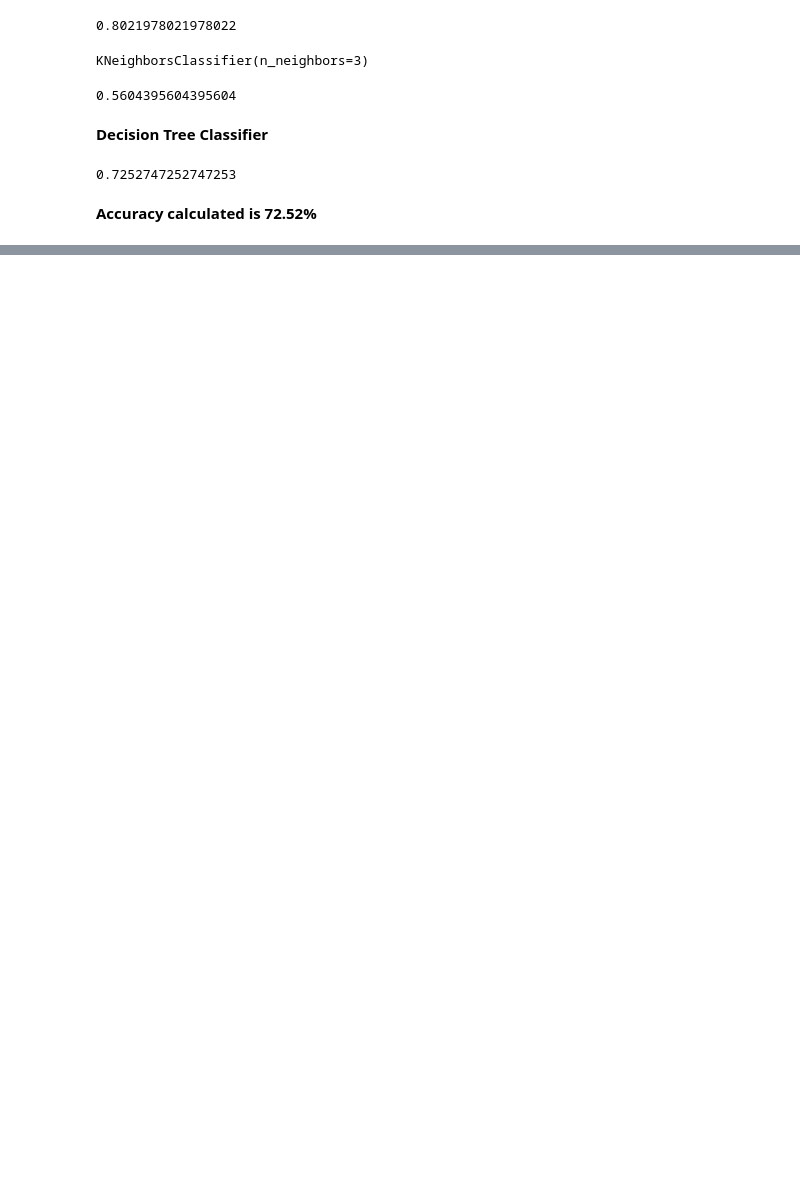
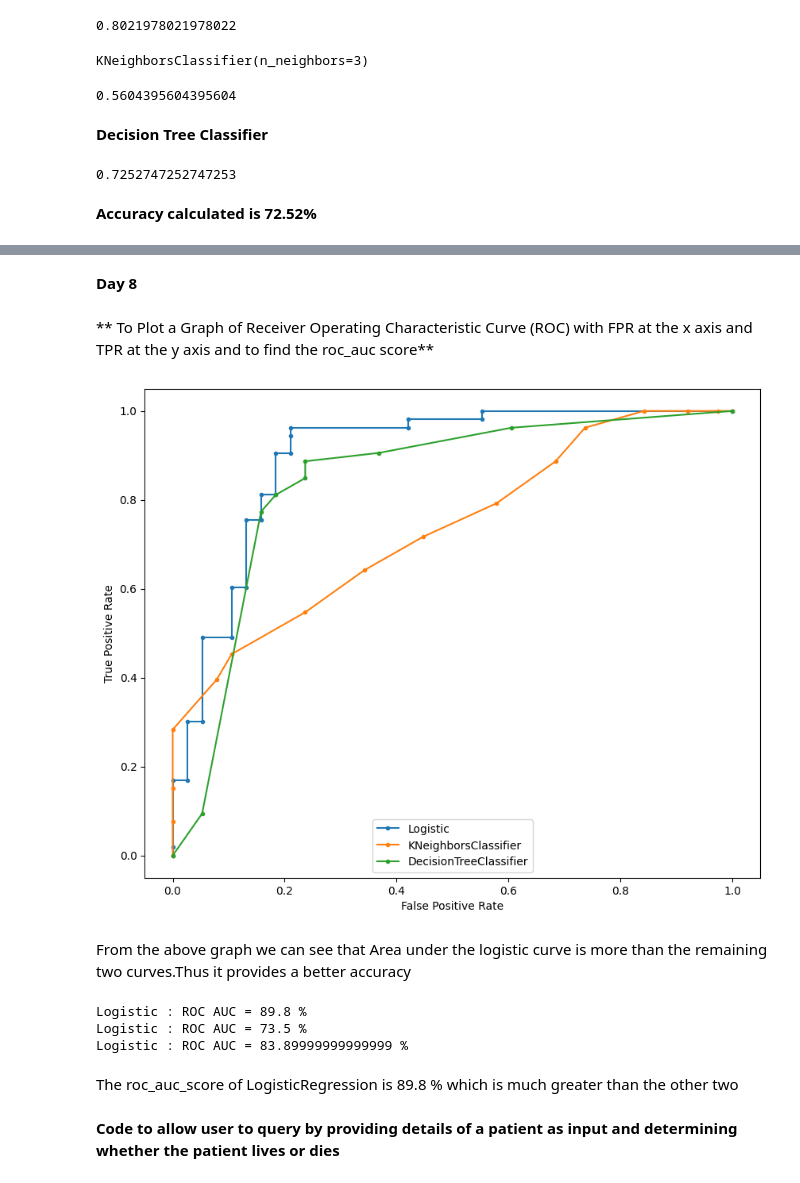
Before and after one commit to Ssrini19/Industry-Training, a Jupyter notebook: heart_disease_2.ipynb, the cells around one changed output, grey strips where cells are left out. Saved outputs shown, nothing was run; the diff lists cells and outputs as text; code cells hidden in the pictures; blank space fills up the shorter version.

```diff
--- a/heart_disease_2.ipynb
+++ b/heart_disease_2.ipynb
@@ -105,0 +186,13 @@ accuracy_dtc
+# %%
+clf = DecisionTreeClassifier(random_state=1024)
+
+param_grid = {
+              'max_features': ['auto', 'sqrt', 'log2'],
+              'ccp_alpha': [0.1, .01, .001],
+              'max_depth' : np.arange(5,10,1),
+              'criterion' :['gini', 'entropy']
+             }
+
+clf_dtc = GridSearchCV(clf, param_grid=param_grid, cv=5, verbose=True)
+
+clf_dtc.fit(x_train, y_train)
@@ -105,0 +273,56 @@ accuracy_dtc
+# %% [markdown]
+**Day 8**
+# %% [markdown]
+**
+To Plot a Graph of Receiver Operating Characteristic Curve (ROC) with FPR at the x axis and TPR at the y axis and to find the roc_auc score**
+# %%
+prob_lr = clf_lr.predict_proba(x_test)
+prob_knn = clf_knn.predict_proba(x_test)
+prob_dtc = clf_dtc.predict_proba(x_test)
+# %%
+prob_lr =  prob_lr[:, 1]
+prob_knn = prob_knn[:, 1]
+prob_dtc = prob_dtc[:, 1]
+# %%
+
+from sklearn.metrics import roc_curve
+
+fpr_lr, tpr_lr, thresh_lr = roc_curve(y_test, prob_lr)
+fpr_knn, tpr_knn, thresh_knn = roc_curve(y_test, prob_knn)
+fpr_dtc, tpr_dtc, thresh_dtc = roc_curve(y_test, prob_dtc)
+# %%
+import matplotlib.pyplot as plt
+
+fig, ax = plt.subplots(figsize=(10,8))
+ax.plot(fpr_lr, tpr_lr, marker='.', label='Logistic')
+ax.plot(fpr_knn, tpr_knn, marker='.', label='KNeighborsClassifier')
+ax.plot(fpr_dtc, tpr_dtc, marker='.', label='DecisionTreeClassifier')
+
+plt.xlabel('False Positive Rate')
+plt.ylabel('True Positive Rate')
+
+plt.legend(loc=8)
+
+plt.show()
+# %% [output]
+[figure, added]
+# %% [markdown]
+From the above graph we can see that Area under the logistic curve is more than the remaining two curves.Thus it provides a better accuracy
+# %%
+from sklearn.metrics import roc_auc_score
+
+auc_lr = roc_auc_score(y_test, prob_lr)
+auc_knn = roc_auc_score(y_test, prob_knn)
+auc_dtc = roc_auc_score(y_test, prob_dtc)
+
+print(f'Logistic : ROC AUC = {round(auc_lr, 3)*100} %')
+print(f'Logistic : ROC AUC = {round(auc_knn, 3)*100} %')
+print(f'Logistic : ROC AUC = {round(auc_dtc, 3)*100} %')
+# %% [output]
+Logistic : ROC AUC = 89.8 %
+Logistic : ROC AUC = 73.5 %
+Logistic : ROC AUC = 83.89999999999999 %
+# %% [markdown]
+The roc_auc_score of LogisticRegression is 89.8 % which is much greater than the other two
+# %% [markdown]
+**Code to allow user to query by providing details of a patient as input and determining whether the patient lives or dies**
```
Also changed, not shown: parts of 32 cells of this notebook.
